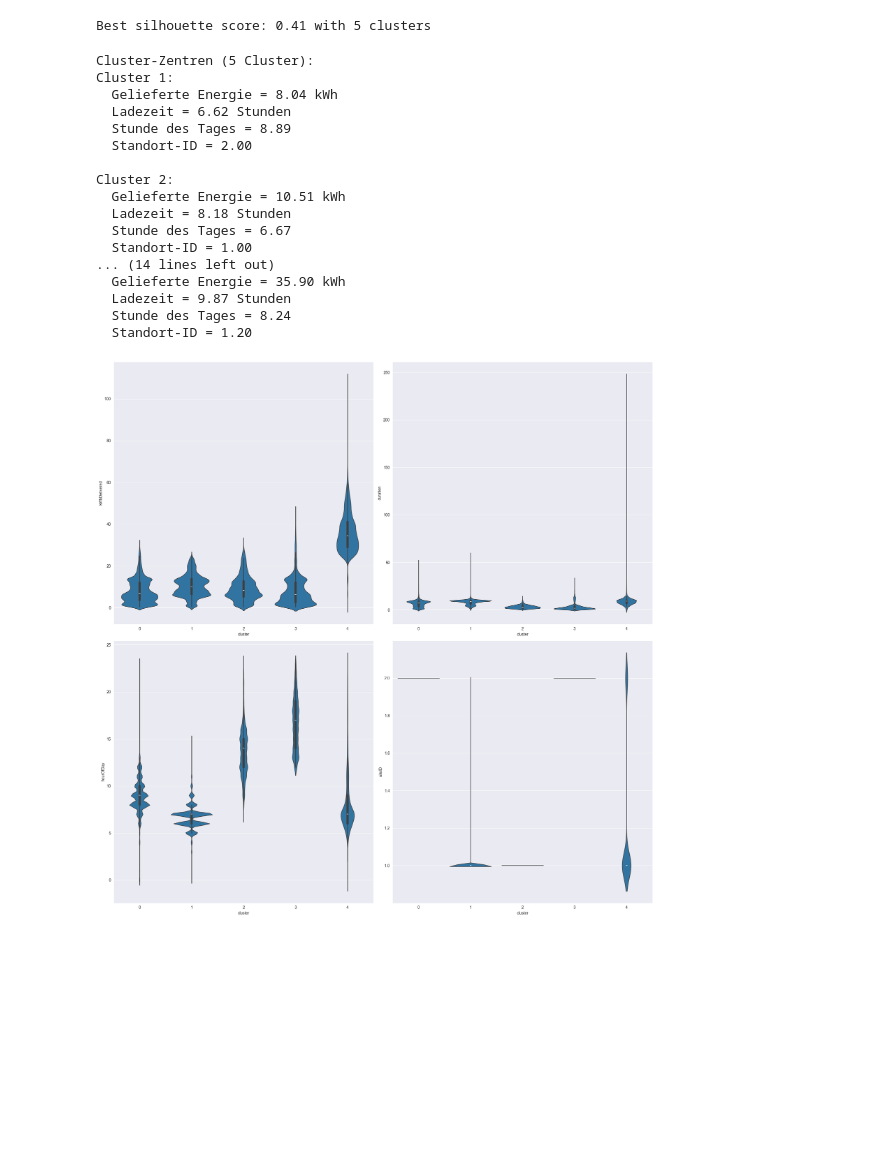
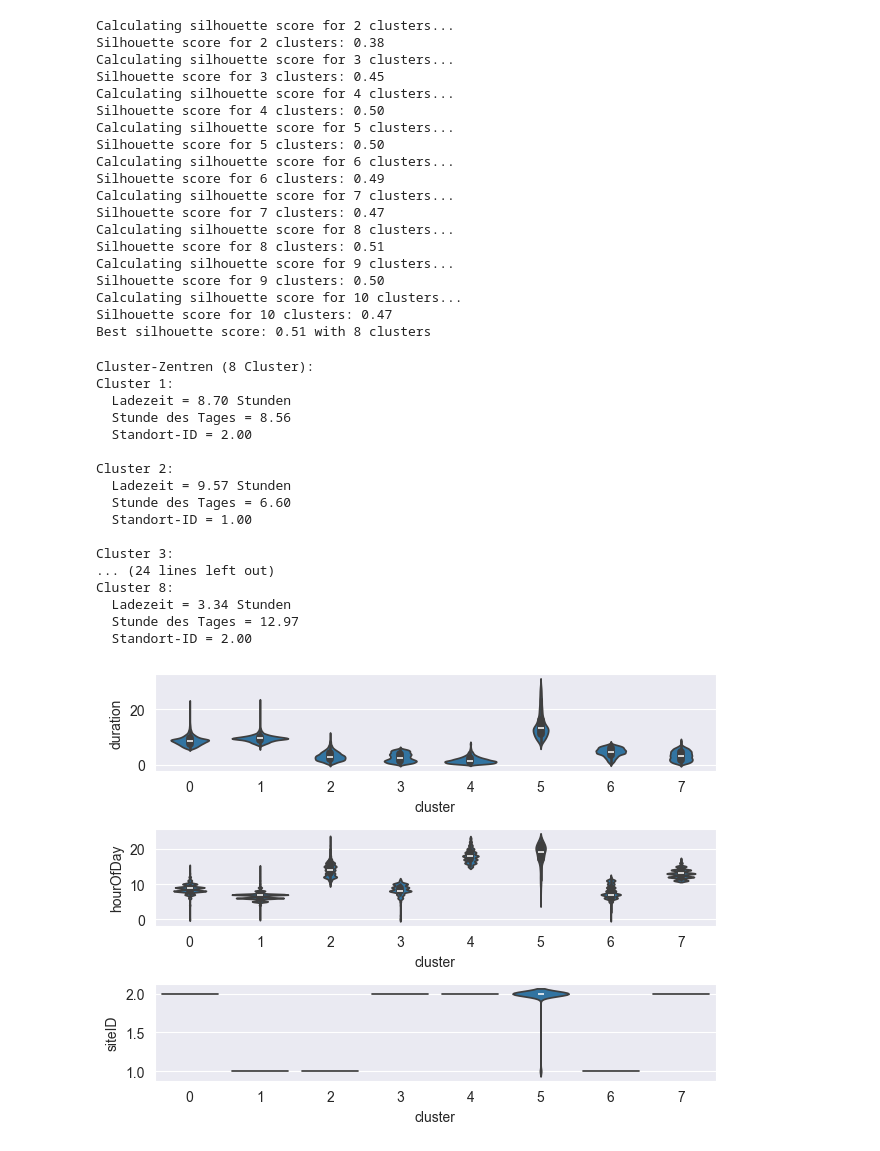
Before and after one commit to czwiessler/AAEnergizer, a Jupyter notebook: 3/03_Clustering.ipynb, the cells around one changed output. Saved outputs shown, nothing was run; the diff lists cells and outputs as text; code cells hidden in the pictures; blank space fills up the shorter version.

Commit message:
clustering mit neuen daten durchgeführt, cluster_analysis.png neu generiert

```diff
--- a/3/03_Clustering.ipynb
+++ b/3/03_Clustering.ipynb
@@ -34,7 +34,7 @@ else:
 
 # 3. Feature-Engineering
 df['hourOfDay'] = df['connectionTime'].dt.hour
-features = df[['kWhDelivered', 'duration', 'hourOfDay', 'siteID']].dropna()
+features = df[['duration', 'hourOfDay', 'siteID']].dropna()
 features.info()
 # %% [output]
 <class 'pandas.core.frame.DataFrame'>
@@ -82,20 +81,39 @@ plt.show()
 best_score = -1
 best_k = 0
 for k in range(2, 11):
+    print(f"Calculating silhouette score for {k} clusters...")
     kmeans = KMeans(n_clusters=k, random_state=42)
     cluster_labels = kmeans.fit_predict(scaled_features)
     score = silhouette_score(scaled_features, cluster_labels)
+    print(f"Silhouette score for {k} clusters: {score:.2f}")
     if score > best_score:
         best_score = score
         best_k = k
 
 print(f"Best silhouette score: {best_score:.2f} with {best_k} clusters")
 # %% [output]
-Best silhouette score: 0.41 with 5 clusters
+Calculating silhouette score for 2 clusters...
+Silhouette score for 2 clusters: 0.38
+Calculating silhouette score for 3 clusters...
+Silhouette score for 3 clusters: 0.45
+Calculating silhouette score for 4 clusters...
+Silhouette score for 4 clusters: 0.50
+Calculating silhouette score for 5 clusters...
+Silhouette score for 5 clusters: 0.50
+Calculating silhouette score for 6 clusters...
+Silhouette score for 6 clusters: 0.49
+Calculating silhouette score for 7 clusters...
+Silhouette score for 7 clusters: 0.47
+Calculating silhouette score for 8 clusters...
+Silhouette score for 8 clusters: 0.51
+Calculating silhouette score for 9 clusters...
+Silhouette score for 9 clusters: 0.50
+Calculating silhouette score for 10 clusters...
+Silhouette score for 10 clusters: 0.47
+Best silhouette score: 0.51 with 8 clusters
 # %%
 # 6. Clusteranalyse mit der optimalen Anzahl von Clustern
-# Benutzer kann die optimale Anzahl der Cluster auswählen
-optimal_k = best_k #int(input("Gib die optimale Anzahl der Cluster (k) ein: "))
+optimal_k = best_k
 kmeans = KMeans(n_clusters=optimal_k, random_state=42)
 features['cluster'] = kmeans.fit_predict(scaled_features)
 
@@ -106,44 +124,43 @@ cluster_centers = scaler.inverse_transform(kmeans.cluster_centers_)
 print(f"\nCluster-Zentren ({optimal_k} Cluster):")
 for i, center in enumerate(cluster_centers):
     print(f"Cluster {i + 1}:")
-    print(f"  Gelieferte Energie = {center[0]:.2f} kWh")
-    print(f"  Ladezeit = {center[1]:.2f} Stunden")
-    print(f"  Stunde des Tages = {center[2]:.2f}")
-    print(f"  Standort-ID = {center[3]:.2f}")
+    print(f"  Ladezeit = {center[0]:.2f} Stunden")
+    print(f"  Stunde des Tages = {center[1]:.2f}")
+    print(f"  Standort-ID = {center[2]:.2f}")
     print()
 # %% [output]
-Cluster-Zentren (5 Cluster):
+Cluster-Zentren (8 Cluster):
 Cluster 1:
-  Gelieferte Energie = 8.04 kWh
-  Ladezeit = 6.62 Stunden
-  Stunde des Tages = 8.89
+  Ladezeit = 8.70 Stunden
+  Stunde des Tages = 8.56
   Standort-ID = 2.00
 
 Cluster 2:
-  Gelieferte Energie = 10.51 kWh
-  Ladezeit = 8.18 Stunden
-  Stunde des Tages = 6.67
+  Ladezeit = 9.57 Stunden
+  Stunde des Tages = 6.60
   Standort-ID = 1.00
-... (14 lines left out)
-  Gelieferte Energie = 35.90 kWh
-  Ladezeit = 9.87 Stunden
-  Stunde des Tages = 8.24
-  Standort-ID = 1.20
+
+Cluster 3:
+... (24 lines left out)
+Cluster 8:
+  Ladezeit = 3.34 Stunden
+  Stunde des Tages = 12.97
+  Standort-ID = 2.00
 # %%
-fig, axs = plt.subplots((len(features.columns)) // 2, 2)
-fig.set_size_inches(20, 20)
+fig, axs = plt.subplots(3, 1)
+#fig.set_size_inches(10, 20)
 for i, col in enumerate(features.columns):
     if col != "cluster":
         sns.violinplot(
             x=features['cluster'],
             y=features[col],
-            ax=axs[i//2][i%2],
+            ax=axs[i],#//2][i%2],
             data=features,
         )
 plt.tight_layout()
-plt.savefig("../output/cluster_analysis.png", format="png", dpi=300)
+plt.savefig(f"../output/cluster_analysis.png", format="png", dpi=300)
 # %% [output]
-[figure, old version]
+[figure, new version]
 # %%
 cluster_size = features.groupby('cluster').size()
 cluster_size
```
Also changed, not shown: parts of 5 cells of this notebook, 1 other file.
